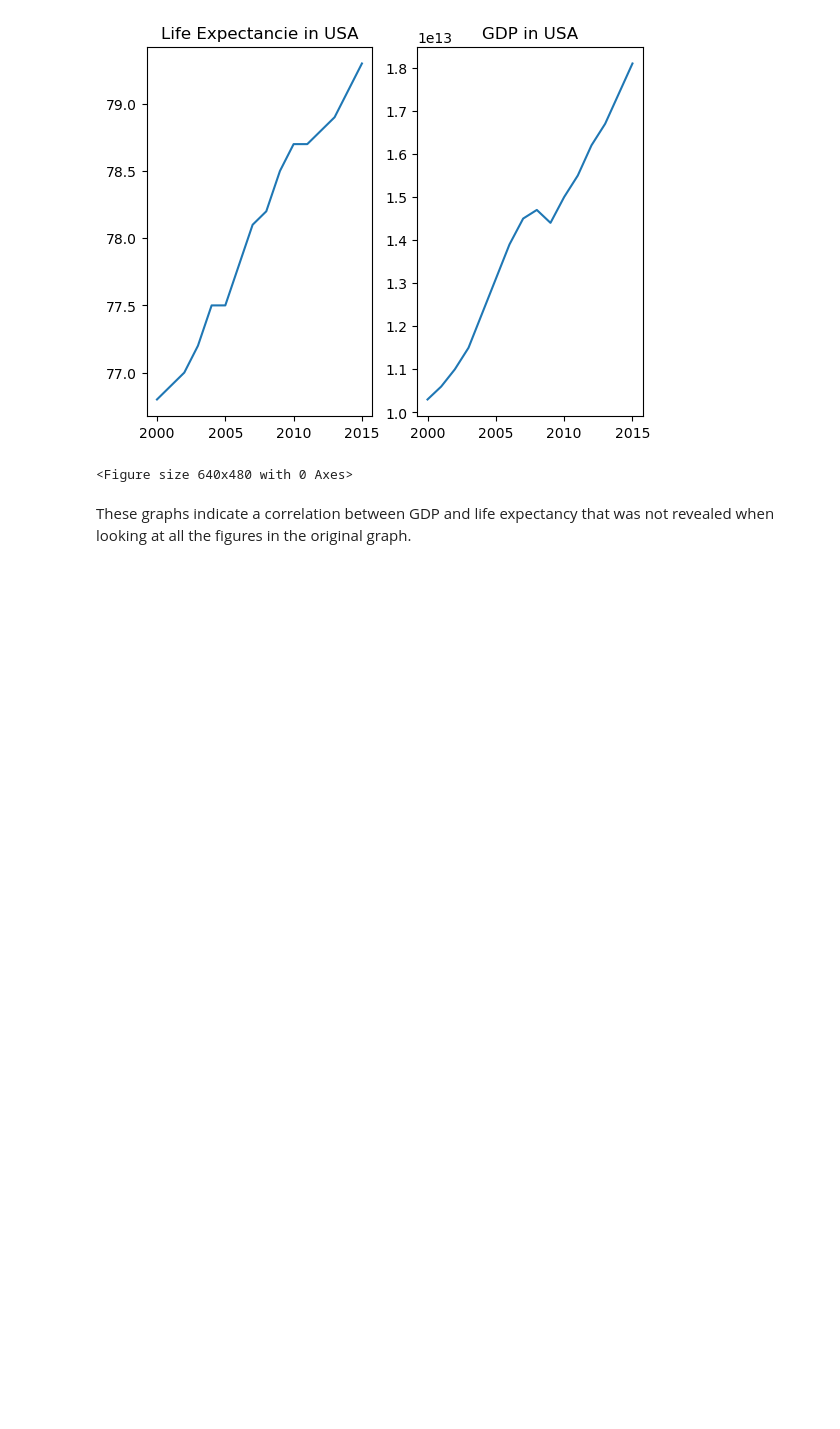
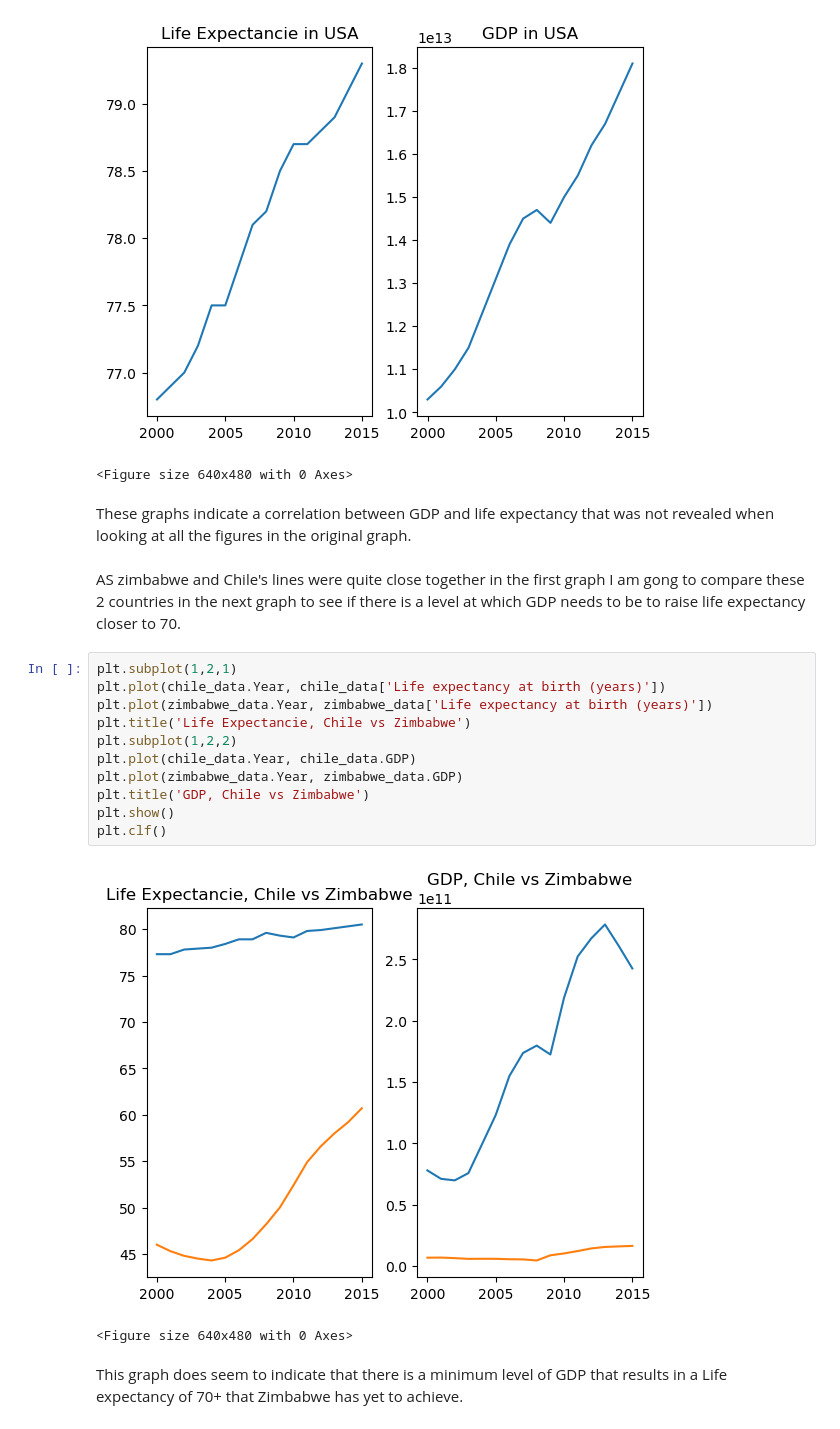
Before and after one commit to jedijoff/Life-Expectancy-and-GDP-Starter, a Jupyter notebook: life_expectancy_gdp.ipynb, the cells around one changed output. Cells and saved outputs as stored; diff of their text form; blank space fills up the shorter version.

Commit message:
Add graphs to compare Chile and Zimbabwe

```diff
--- a/life_expectancy_gdp.ipynb
+++ b/life_expectancy_gdp.ipynb
@@ -225,3 +225,21 @@ plt.clf()
 <Figure size 640x480 with 0 Axes>
 # %% [markdown]
 These graphs indicate a correlation between GDP and life expectancy that was not revealed when looking at all the figures in the original graph.
+# %% [markdown]
+AS zimbabwe and Chile's lines were quite close together in the first graph I am gong to compare these 2 countries in the next graph to see if there is a level at which GDP needs to be to raise life expectancy closer to 70.
+# %%
+plt.subplot(1,2,1)
+plt.plot(chile_data.Year, chile_data['Life expectancy at birth (years)'])
+plt.plot(zimbabwe_data.Year, zimbabwe_data['Life expectancy at birth (years)'])
+plt.title('Life Expectancie, Chile vs Zimbabwe')
+plt.subplot(1,2,2)
+plt.plot(chile_data.Year, chile_data.GDP)
+plt.plot(zimbabwe_data.Year, zimbabwe_data.GDP)
+plt.title('GDP, Chile vs Zimbabwe')
+plt.show()
+plt.clf()
+# %% [output]
+[figure, added]
+<Figure size 640x480 with 0 Axes>
+# %% [markdown]
+This graph does seem to indicate that there is a minimum level of GDP that results in a Life expectancy of 70+ that Zimbabwe has yet to achieve.
```
